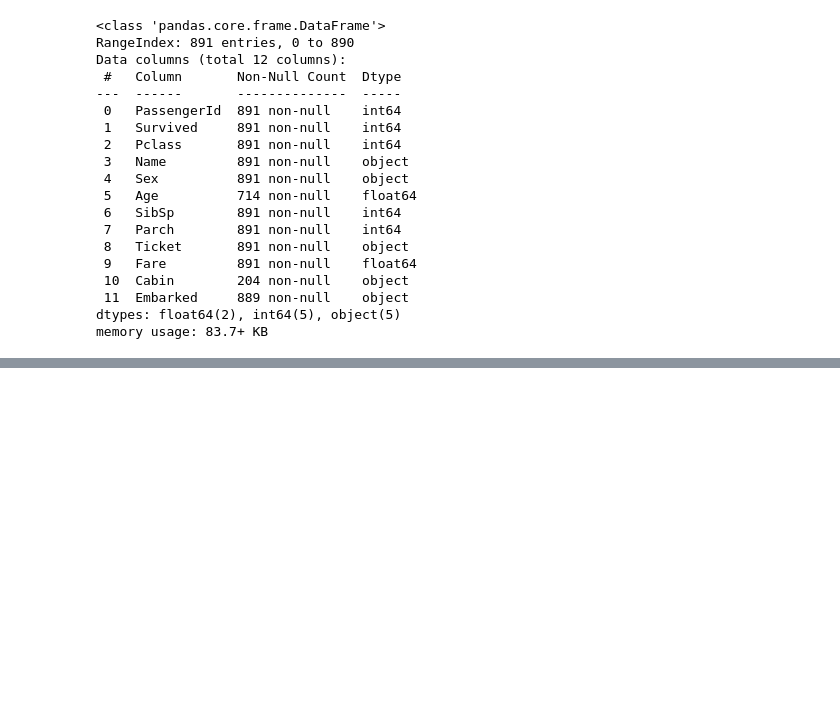
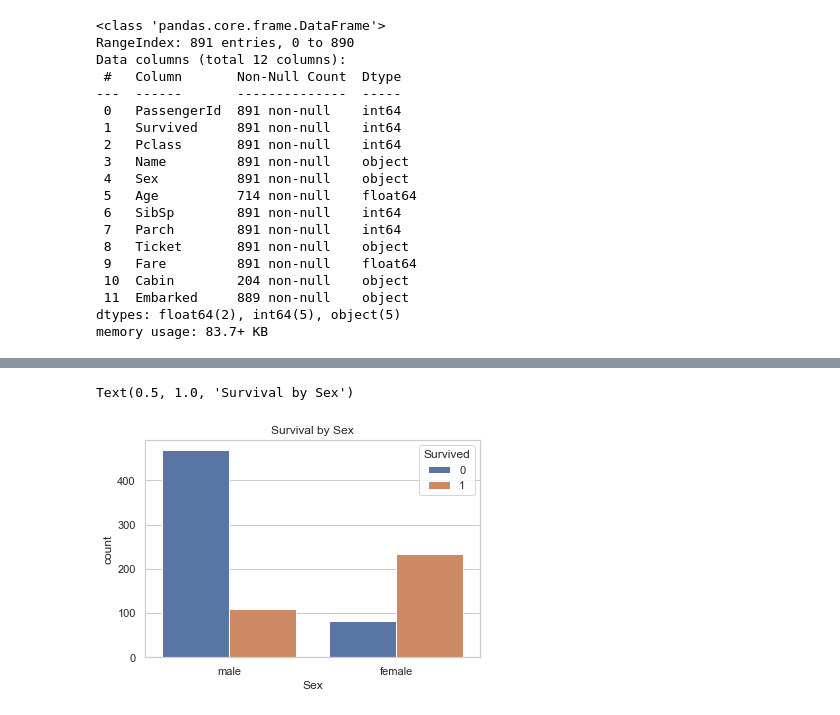
Before and after one commit to NehuenVill/Titanic-survival-prediction-model, a Jupyter notebook: notebooks/01_Exploration.ipynb, the cells around one changed output, grey strips where cells are left out. Cells and saved outputs as stored; diff of their text form; code cells hidden in the pictures; blank space fills up the shorter version.

```diff
--- a/notebooks/01_Exploration.ipynb
+++ b/notebooks/01_Exploration.ipynb
@@ -59,0 +90,7 @@ df.describe(include="all")
+# %%
+# Sex
+sns.countplot(data=df, x="Sex", hue="Survived")
+plt.title("Survival by Sex")
+# %% [output]
+Text(0.5, 1.0, 'Survival by Sex')
+[figure, added]
```
Also changed, not shown: parts of 6 cells of this notebook.
